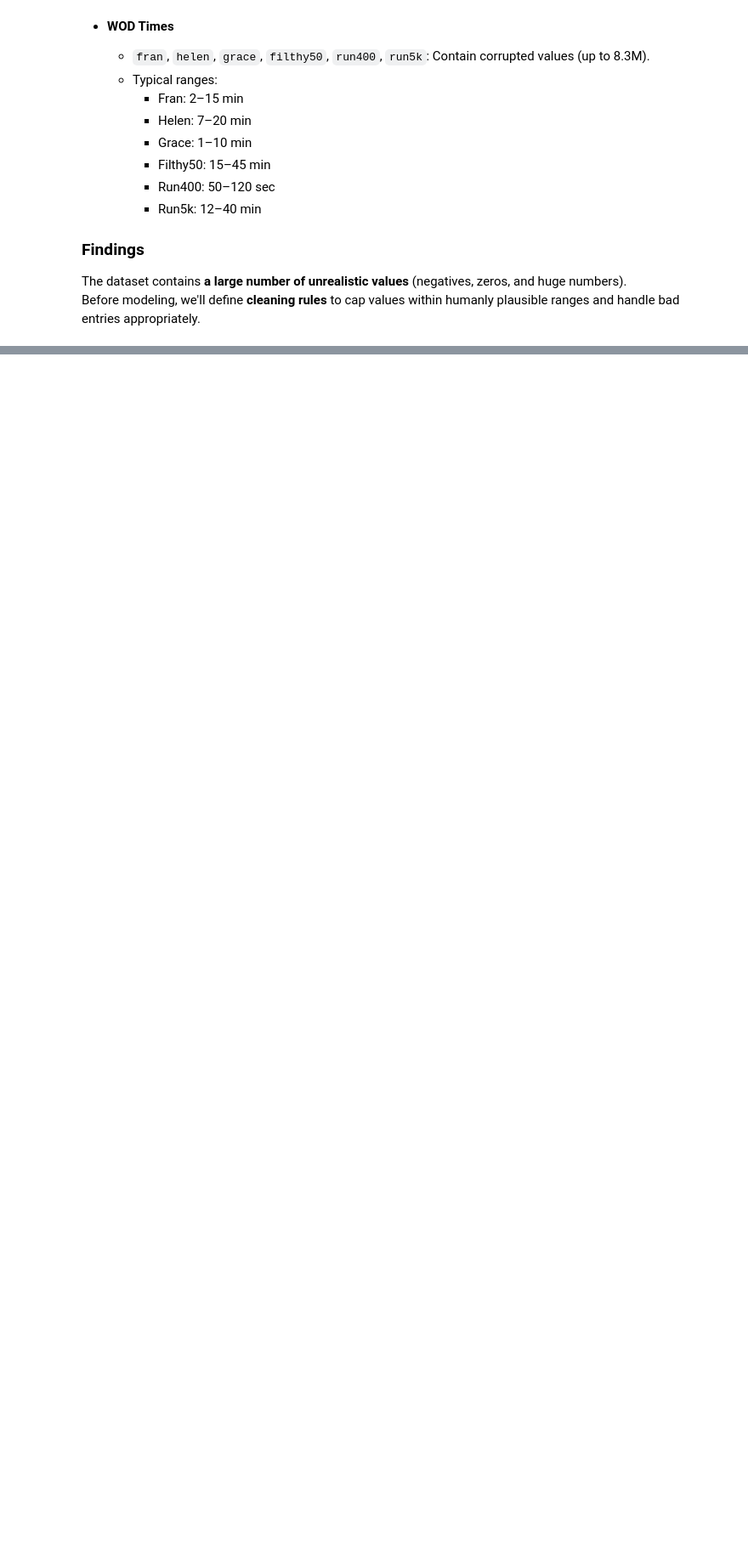
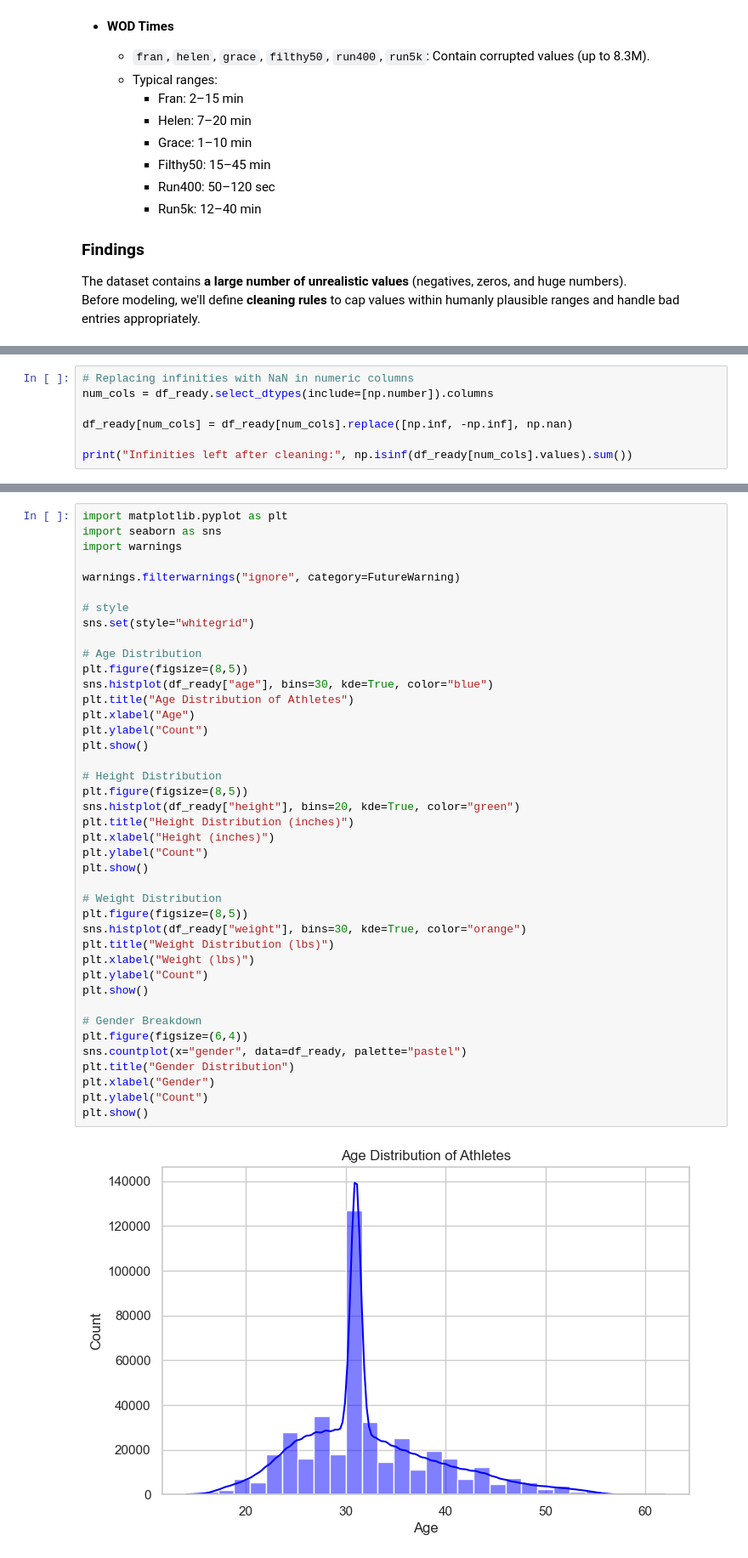
Before and after one commit to Babraakinyi/crossfit-athletes-analysis, a Jupyter notebook: notebook/Crossfit Athletes Analysis.ipynb, the cells around one changed output, grey strips where cells are left out. Shown at 85% size. Saved outputs shown, nothing was run; the diff lists cells and outputs as text; blank space fills up the shorter version.

Commit message:
Added data cleaning and EDA (strength lifts, correlations, WOD performance)

```diff
--- a/notebook/Crossfit Athletes Analysis.ipynb
+++ b/notebook/Crossfit Athletes Analysis.ipynb
@@ -212,0 +384,7 @@ Before modeling, we'll define **cleaning rules** to cap values within humanly pl
+# %%
+# Replacing infinities with NaN in numeric columns
+num_cols = df_ready.select_dtypes(include=[np.number]).columns
+
+df_ready[num_cols] = df_ready[num_cols].replace([np.inf, -np.inf], np.nan)
+
+print("Infinities left after cleaning:", np.isinf(df_ready[num_cols].values).sum())
@@ -212,0 +411,43 @@ Before modeling, we'll define **cleaning rules** to cap values within humanly pl
+# %%
+import matplotlib.pyplot as plt
+import seaborn as sns
+import warnings
+
+warnings.filterwarnings("ignore", category=FutureWarning)
+
+# style
+sns.set(style="whitegrid")
+
+# Age Distribution
+plt.figure(figsize=(8,5))
+sns.histplot(df_ready["age"], bins=30, kde=True, color="blue")
+plt.title("Age Distribution of Athletes")
+plt.xlabel("Age")
+plt.ylabel("Count")
+plt.show()
+
+# Height Distribution
+plt.figure(figsize=(8,5))
+sns.histplot(df_ready["height"], bins=20, kde=True, color="green")
+plt.title("Height Distribution (inches)")
+plt.xlabel("Height (inches)")
+plt.ylabel("Count")
+plt.show()
+
+# Weight Distribution
+plt.figure(figsize=(8,5))
+sns.histplot(df_ready["weight"], bins=30, kde=True, color="orange")
+plt.title("Weight Distribution (lbs)")
+plt.xlabel("Weight (lbs)")
+plt.ylabel("Count")
+plt.show()
+
+# Gender Breakdown
+plt.figure(figsize=(6,4))
+sns.countplot(x="gender", data=df_ready, palette="pastel")
+plt.title("Gender Distribution")
+plt.xlabel("Gender")
+plt.ylabel("Count")
+plt.show()
+# %% [output]
+[figure, added]
```
Also changed, not shown: parts of 21 cells of this notebook.
